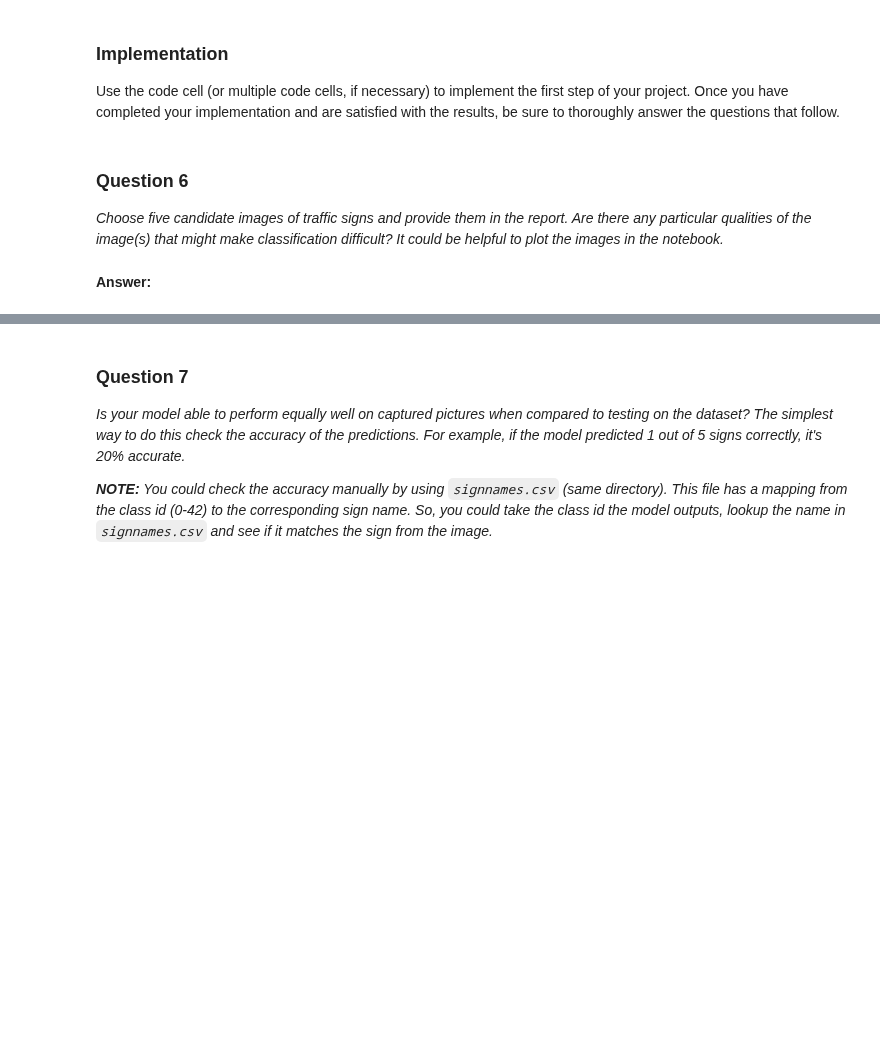
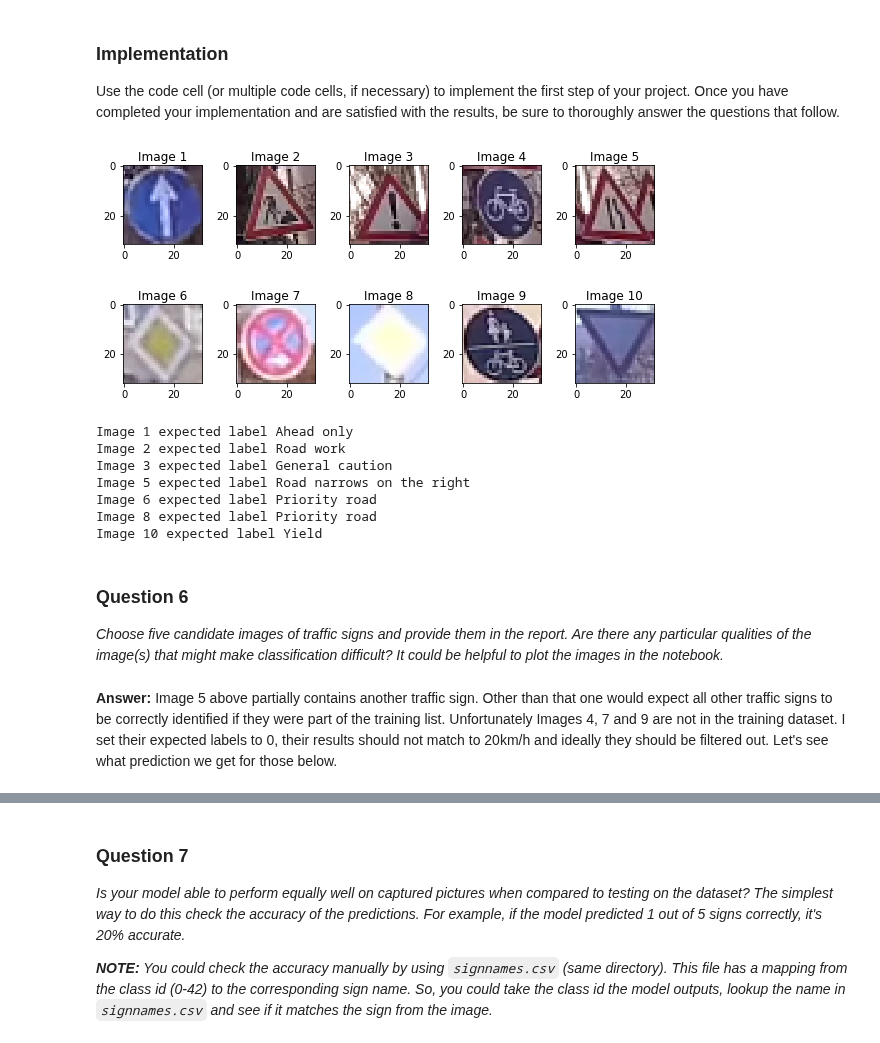
Before and after one commit to guilhermess/CarND-Traffic-Sign-Classifier-Project, a Jupyter notebook: Traffic_Sign_Classifier.ipynb, the cells around one changed output, grey strips where cells are left out. Saved outputs shown, nothing was run; the diff lists cells and outputs as text; code cells hidden in the pictures; blank space fills up the shorter version.

```diff
--- a/Traffic_Sign_Classifier.ipynb
+++ b/Traffic_Sign_Classifier.ipynb
@@ -402,0 +524,21 @@ Model original saved
+# %%
+predicted_labels = []
+saver = tf.train.Saver()
+sess.run(tf.global_variables_initializer())
+for i in range(num_dnn):
+    for label in labels:
+        dataset = multi_dnn[label][i]
+        validation_x, validation_y = dataset['validation']
+        test_x, test_y = dataset['test']
+        saver.restore(sess, "saved_networks/" + label + "_" + str(i))
+        test_acc = correct_prediction(test_x, test_y).mean()
+        validation_acc = correct_prediction(validation_x, validation_y).mean()
+        pred_labels = predict_labels(test_x)
+        predicted_labels.append(pred_labels)
+        print("Partial Result, DNN \"{}.{}\" Test Accuracy: {:.2f}%".format( label, i, test_acc*100))
+
+predicted_labels = np.array(predicted_labels)
+ensemble_prediction_vector = np.mean(predicted_labels, axis=0)
+ensemble_prediction_class = np.argmax(ensemble_prediction_vector, axis=1)
+ensemble_test_correct = (ensemble_prediction_class == y_test)
+print("Final Result, Ensemble DNNs Test Accuracy: {:.2f}%".format(ensemble_test_correct.mean()*100))
@@ -431,6 +593,37 @@ Use the code cell (or multiple code cells, if necessary) to implement the first
+# %%
+### Load the images and plot them here.
+### Feel free to use as many code cells as needed.
+#### Credits: I extracted the images from a dashcam video found on youtube.com, searching for 'dashcam germany'.
+#### Here is the link to the stream: https://www.youtube.com/watch?v=QuZH0f_KSD4
+from scipy import misc
+import glob
+
+images = []
+image_labels = np.array([35, 25, 18, 0, 24, 12, 0, 12, 0, 13])
+figure = plt.figure(figsize=(8,4))
+for i in range(1,11):
+    image = misc.imread('images/sign_' + str(i) + '.png')
+    images.append(image)
+    subplot = figure.add_subplot(2,5,i)
+    plt.title("Image " + str(i))
+    subplot.imshow(image)
+plt.tight_layout()
+plt.show()
+images = np.array(images)
+images = images[...,0:3]
+for i in range(image_labels.shape[0]):
+    if ( image_labels[i] != 0):
+        print ("Image {} expected label {}".format(i+1, sign_list[image_labels[i]]))
+# %% [output]
+[figure, added]
+Image 1 expected label Ahead only
+Image 2 expected label Road work
+Image 3 expected label General caution
+Image 5 expected label Road narrows on the right
+Image 6 expected label Priority road
+Image 8 expected label Priority road
+Image 10 expected label Yield
 # %% [markdown]
 ### Question 6
 
 _Choose five candidate images of traffic signs and provide them in the report. Are there any particular qualities of the image(s) that might make classification difficult? It could be helpful to plot the images in the notebook._
-# %% [markdown]
-**Answer:**
@@ -439,0 +630,3 @@ _Choose five candidate images of traffic signs and provide them in the report. A
+# %% [markdown]
+**Answer:**
+Image 5 above partially contains another traffic sign. Other than that one would expect all other traffic signs to be correctly identified if they were part of the training list. Unfortunately Images 4, 7 and 9 are not in the training dataset. I set their expected labels to 0, their results should not match to 20km/h and ideally they should be filtered out. Let's see what prediction we get for those below.
```
Also changed, not shown: parts of 42 cells of this notebook, 11 other files.
